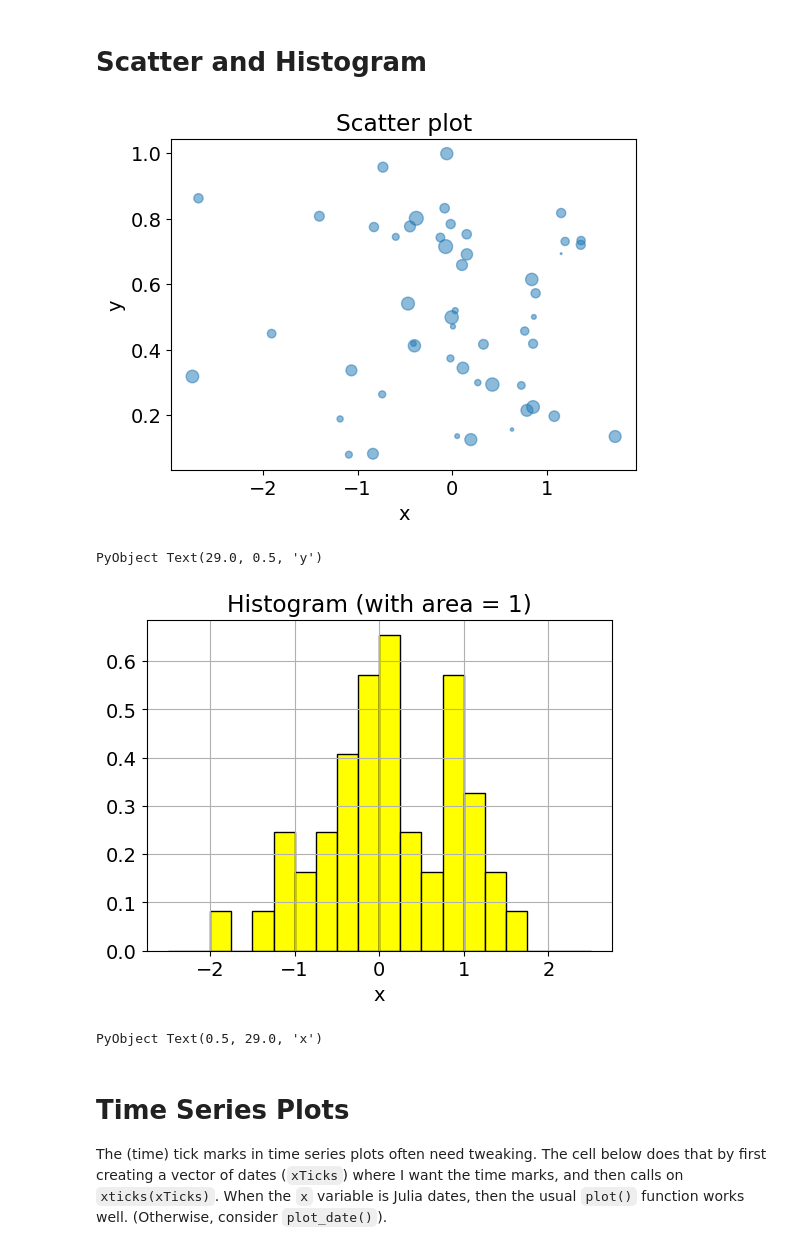
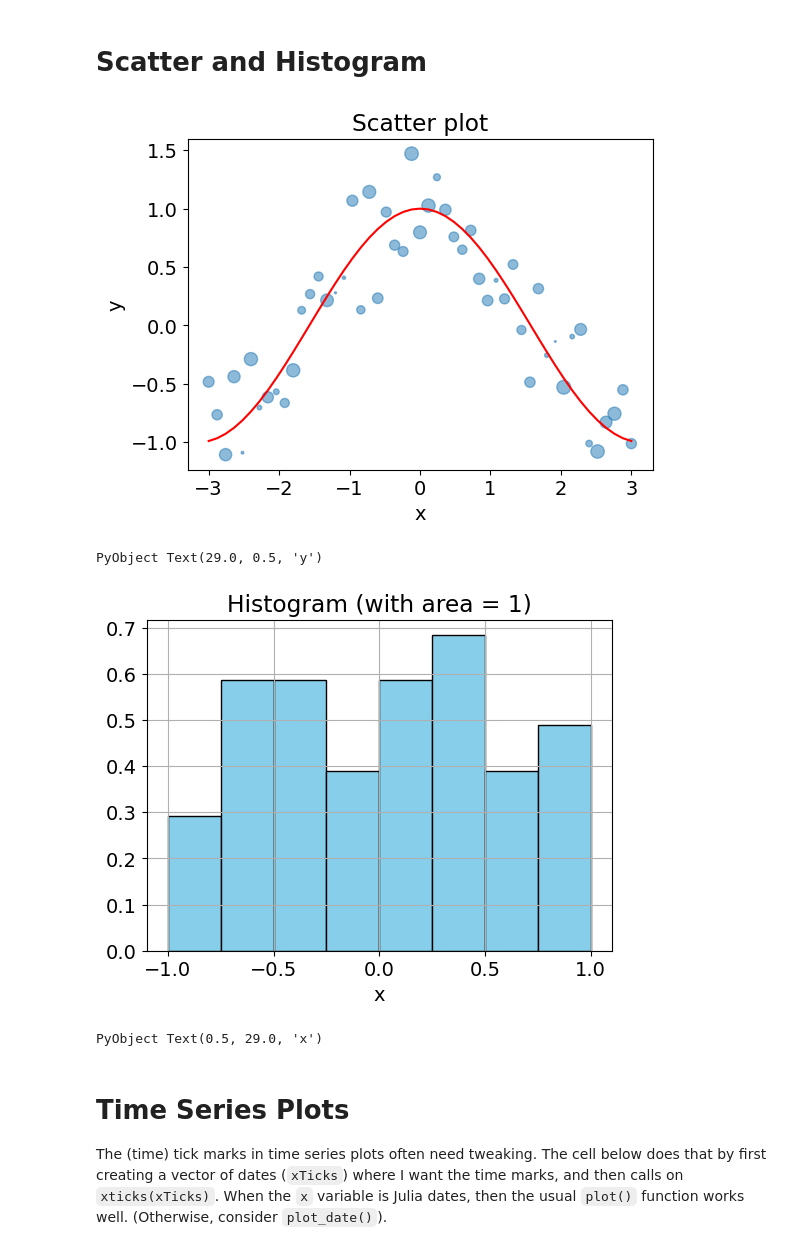
Before and after one commit to PaulSoderlind/JuliaTutorial, a Jupyter notebook: Tutorial_31_PyPlot.ipynb, the cells around one changed output. Drawn from its saved outputs; the diff is of its cells as text; code cells hidden in the pictures.

```diff
--- a/Tutorial_31_PyPlot.ipynb
+++ b/Tutorial_31_PyPlot.ipynb
@@ -243,29 +245,30 @@ PyObject Text(0.5, 1.0, 'Contour plot')
 # Scatter and Histogram
 # %%
 N = 51
-x = randn(N)                         #SCATTER, HISTOGRAM
-y = rand(N)
+x = range(-3,3,length=N)                         #SCATTER, HISTOGRAM
+y = cos.(x) + randn(N)/3
 areas = rand(51)*100                   #size of the scatter points, could be a scalar
 
 figure(figsize=(6,4.3))
   scatter(x,y,s=areas,alpha=0.5)       #s is the size of the circles
+  plot(x,cos.(x),"r-")
   title("Scatter plot")
   xlabel("x")
   ylabel("y")
 #display(gcf())
 # %% [output]
-[figure, old version]
+[figure, new version]
 PyObject Text(29.0, 0.5, 'y')
 # %%
 figure(figsize=(6,4.3))
-  Bins = -2.5:0.25:2.5
-  hist(x,bins=Bins,density=true,color="yellow",edgecolor="k")
+  Bins = -1:0.25:1
+  hist(y,bins=Bins,density=true,color="skyblue",edgecolor="k")
   grid(true)
   title("Histogram (with area = 1)")
   xlabel("x")
 #display(gcf())
 # %% [output]
-[figure, old version]
+[figure, new version]
 PyObject Text(0.5, 29.0, 'x')
 # %% [markdown]
 # Time Series Plots
```
Also changed, not shown: parts of 15 cells of this notebook, 1 other file.
